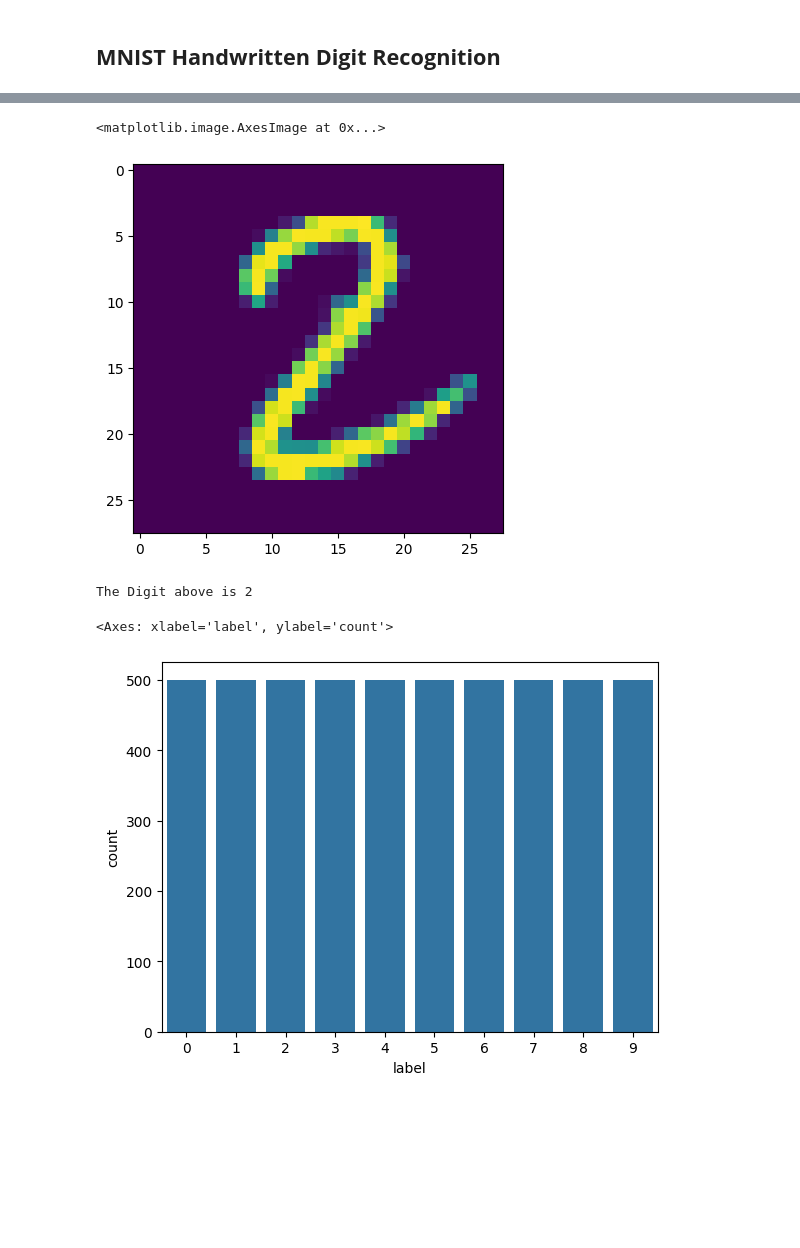
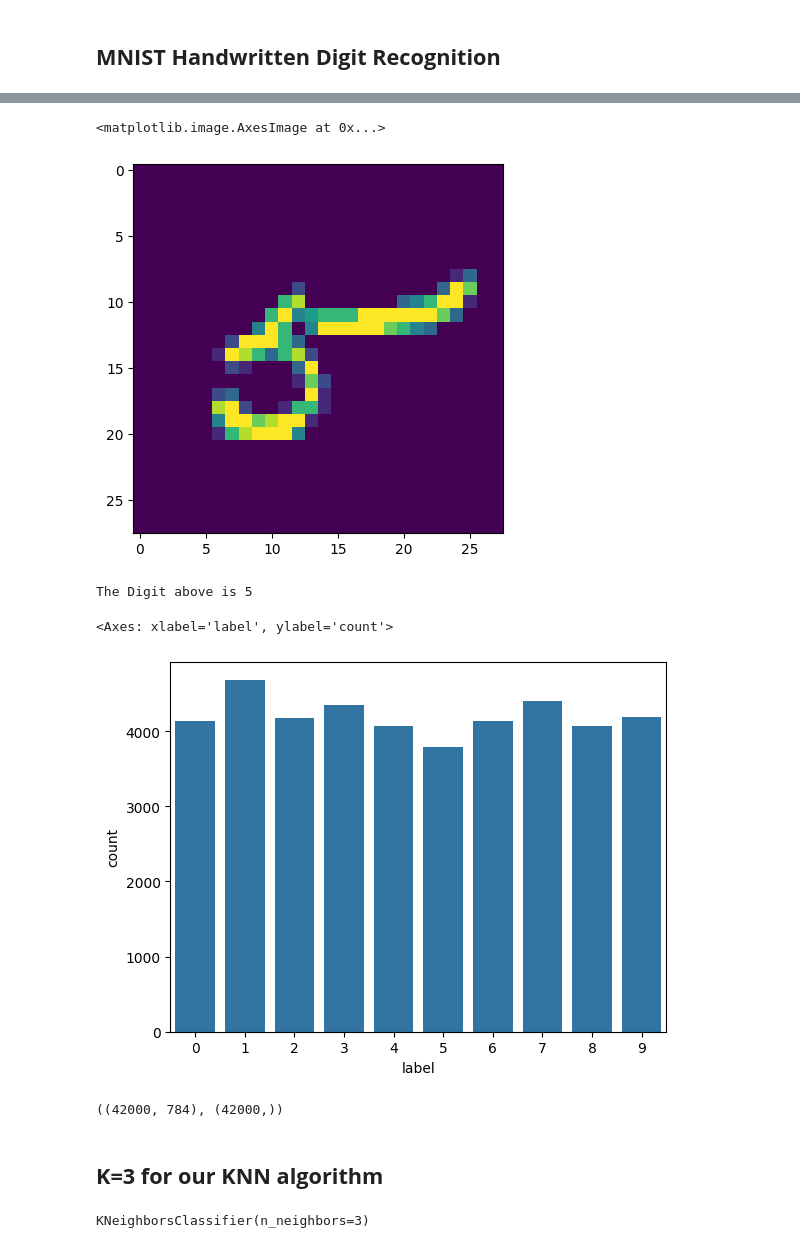
Before and after one commit to grooti76/KNN-Live-Digit-Recognition, a Jupyter notebook: main/Colab/KNN_Live_Digit_Recognition.ipynb, the cells around one changed output, grey strips where cells are left out. Cells and saved outputs as stored; diff of their text form; code cells hidden in the pictures; blank space fills up the shorter version.

```diff
--- a/main/Colab/KNN_Live_Digit_Recognition.ipynb
+++ b/main/Colab/KNN_Live_Digit_Recognition.ipynb
@@ -22,6 +22,6 @@ from sklearn.metrics import accuracy_score
 from sklearn.metrics import classification_report
 from sklearn.metrics import confusion_matrix
 # %%
-data_df = pd.read_csv("/content/dataset/train.csv")
+data_df = pd.read_csv("/content/train.csv")
 data_df.head(3)
 # %% [output]
@@ -49,17 +48,32 @@ The Digit above is 2
 # %%
 plt.figure()
-digit=1000
+digit=1001
 image=x0.iloc[digit].to_numpy()
 plt.imshow(np.reshape(image,(28,28)))
 # %% [output]
 <matplotlib.image.AxesImage at 0x...>
-[figure, old version]
+[figure, new version]
 # %%
 print("The Digit above is", y0[digit])
 # %% [output]
-The Digit above is 2
+The Digit above is 5
 # %%
 sns.countplot(x='label', data=data_df)
 # %% [output]
 <Axes: xlabel='label', ylabel='count'>
-[figure, old version]
+[figure, new version]
+# %%
+test_d=pd.read_csv("test.csv")
+test_d.shape
+x_test0=test_d.drop("label",axis=1)
+y_test0=test_d["label"]
+x0.shape,y0.shape
+# %% [output]
+((42000, 784), (42000,))
+# %% [markdown]
+## **K=3 for our KNN algorithm**
+# %%
+class_3=KNeighborsClassifier(n_neighbors=3)
+class_3.fit(x0,y0)
+# %% [output]
+KNeighborsClassifier(n_neighbors=3)
```
Also changed, not shown: parts of 13 cells of this notebook.
